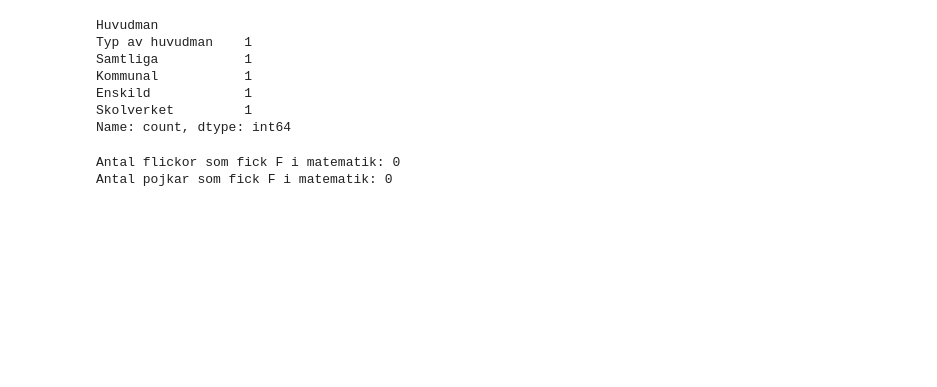
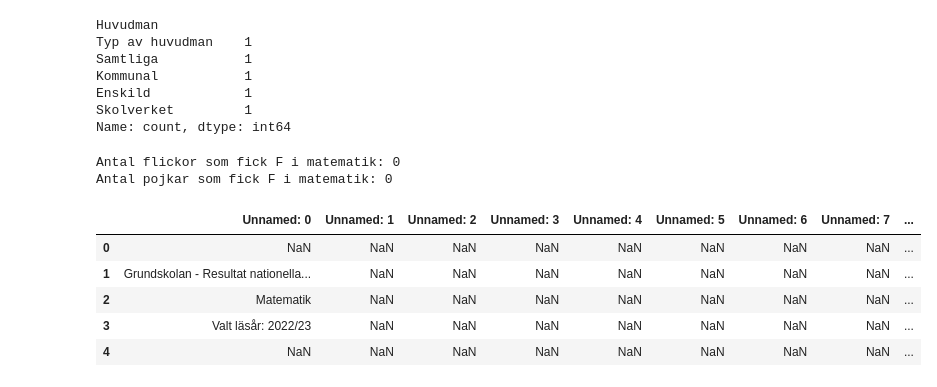
Before and after one commit to MilouSandenL/data-platforms-MilouSanden, a Jupyter notebook: exercises/exercise_1/1_0/national_test.ipynb, the cells around one changed output. Cells and saved outputs as stored; diff of their text form; code cells hidden in the pictures; blank space fills up the shorter version.

```diff
--- a/exercises/exercise_1/1_0/national_test.ipynb
+++ b/exercises/exercise_1/1_0/national_test.ipynb
@@ -75,3 +75,20 @@ print(f"Antal pojkar som fick F i matematik: {fstudents_boys}")
 # %% [output]
 Antal flickor som fick F i matematik: 0
 Antal pojkar som fick F i matematik: 0
+# %%
+import pandas as pd
+import matplotlib.pyplot as plt
+
+file_path = 'data/riket2023_åk9_np.xlsx'
+
+subjects = ['Engelska', 'Matematik', 'Svenska', 'Svenska som andraspråk', 'Rapportbeskrivning och def.']
+data = {subject: pd.read_excel(file_path, sheet_name=subject) for subject in subjects}
+
+data['Matematik'].head()
+# %% [output]
+|  | Unnamed: 0 | Unnamed: 1 | Unnamed: 2 | Unnamed: 3 | Unnamed: 4 | Unnamed: 5 | Unnamed: 6 | Unnamed: 7 | ... |
+| 0 | NaN | NaN | NaN | NaN | NaN | NaN | NaN | NaN | ... |
+| 1 | Grundskolan - Resultat nationella... | NaN | NaN | NaN | NaN | NaN | NaN | NaN | ... |
+| 2 | Matematik | NaN | NaN | NaN | NaN | NaN | NaN | NaN | ... |
+| 3 | Valt läsår: 2022/23 | NaN | NaN | NaN | NaN | NaN | NaN | NaN | ... |
+| 4 | NaN | NaN | NaN | NaN | NaN | NaN | NaN | NaN | ... |
```
Also changed, not shown: parts of 10 cells of this notebook, 1 other file.
